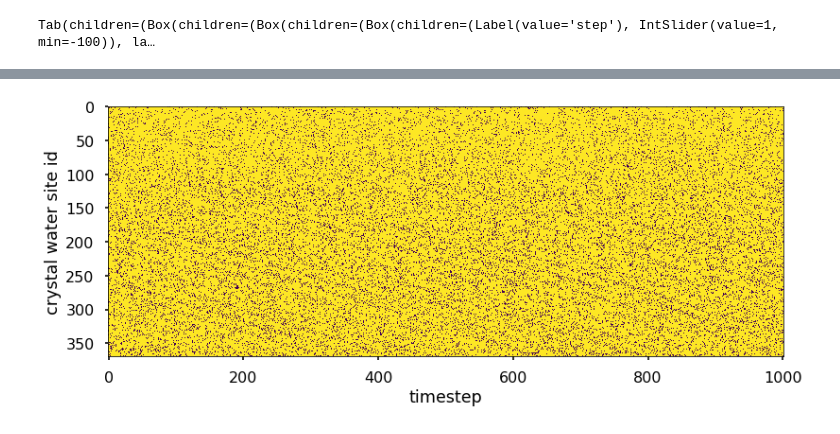
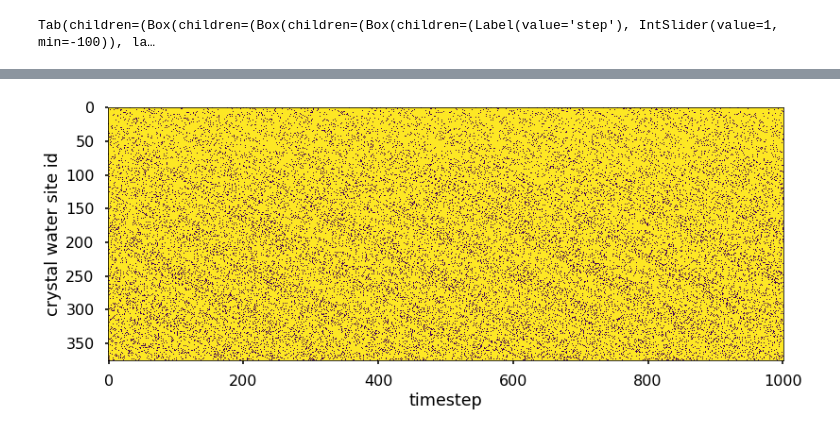
Before and after one commit to klyshko/EFX-project, a Jupyter notebook: crystal_water.ipynb, the cells around one changed output, grey strips where cells are left out. Cells and saved outputs as stored; diff of their text form; code cells hidden in the pictures.

Commit message:
Analysis of crystal water occupancy vs random water accupancy. Result - controversial

```diff
--- a/crystal_water.ipynb
+++ b/crystal_water.ipynb
@@ -74,4 +74,4 @@ crystal_water_coordinates.shape
 # %% [output]
 (376, 3)
 # %%
-u_emin = md.Universe('../Rama-Crystal-1/NPT/simfiles/solvate_genion.gro','../Rama-Crystal-1/NPT/energyMinRun/traj.trr')
+u_emin = md.Universe('../Rama-Crystal-1/NPT/simfiles/solvate_genion.gro','../Rama-Crystal-1/NPT/energyMinRun/confout.gro')
@@ -88,7 +89,7 @@ crystal_waters_atomgroup = u2.select_atoms('resname LLLLL')
 for i, coord in enumerate(crystal_water_coordinates):
     found = False
     for atom in u2.select_atoms('resname SOL and name OW'):
-        if np.linalg.norm(atom.position - coord) < 0.3:
+        if np.linalg.norm(atom.position - coord) < 0.1:
             crystal_waters_atomgroup += atom
             found = True
     if not found:
@@ -115,5 +137,10 @@ crystal_waters_selection = u_emin.select_atoms('resname HUI')
 for atom in crystal_waters_atomgroup:
     crystal_waters_selection += u_emin.atoms[atom.index]
 print(crystal_waters_selection.n_atoms)
+
+fixed_coordinates = np.empty((1000, 3))
+for ts in u_emin.trajectory:
+    fixed_coordinates = crystal_waters_selection.positions.copy()
+print(fixed_coordinates.shape)
 # %% [output]
 370
@@ -137,17 +175,3 @@ Tab(children=(Box(children=(Box(children=(Box(children=(Label(value='step'), Int
 # %%
 import matplotlib.pyplot as plt
 plt.style.use('seaborn-poster')
-# %%
-percent = []
-for ts in u_berendsen.trajectory[:2]:
-    counter = 0
-    for crystal_coord in fixed_coordinates:
-        for oxygen in u_berendsen.select_atoms('resname SOL and name OW'):
-            if np.linalg.norm(crystal_coord - oxygen.position) < 2.0:
-                counter += 1
-                break
-    counter /= 370.
-    percent.append(counter)
-print(percent)
-plt.plot(percent)
-plt.show()
@@ -164,23 +185,25 @@ array([ 2.9727626,  8.306053 , 31.776787 ], dtype=float32)
 # %%
 cutoff = 2.5
 # %%
-u_berendsen = md.Universe('../Rama-Crystal-1/NPT/simfiles/solvate_genion.gro','../Rama-Crystal-1/NPT/BerendsenRun/traj.xtc')
-occupancy = np.zeros((1001, 370))
+crystal_water_coordinates = crystal_water_coordinates.astype(np.float32)
+
+u_berendsen = md.Universe('../Rama-Crystal-1/NPT/BerendsenRun/Berendsen.gro','../Rama-Crystal-1/NPT/BerendsenRun/traj.xtc')
+occupancy = np.zeros((1001, 376))
 #result = np.empty((370, 1159))
 oxygens = u_berendsen.select_atoms('resname SOL and name OW')
 counter = 0
 for ts in u_berendsen.trajectory:
     box = ts.dimensions
-    d = distance_array(fixed_coordinates.reshape((-1, 3)), oxygens.positions, box=box, result=None, backend='OpenMP')
+    d = distance_array(crystal_water_coordinates.reshape((-1, 3)), oxygens.positions, box=box, result=None, backend='OpenMP')
     mindist = np.min(d, axis=1)
     occupancy[counter] = mindist
     counter += 1
-plt.imshow(occupancy.reshape((370,-1)) < cutoff)
+plt.imshow(occupancy.reshape((376,-1)) < cutoff)
 plt.xlabel('timestep')
 plt.ylabel('crystal water site id')
 plt.show()
 # %% [output]
-[figure, old version]
+[figure, new version]
 # %%
 av_percent = np.sum(occupancy < cutoff, axis = 0) / 1001.
 # %%
```
Also changed, not shown: parts of 24 cells of this notebook.
